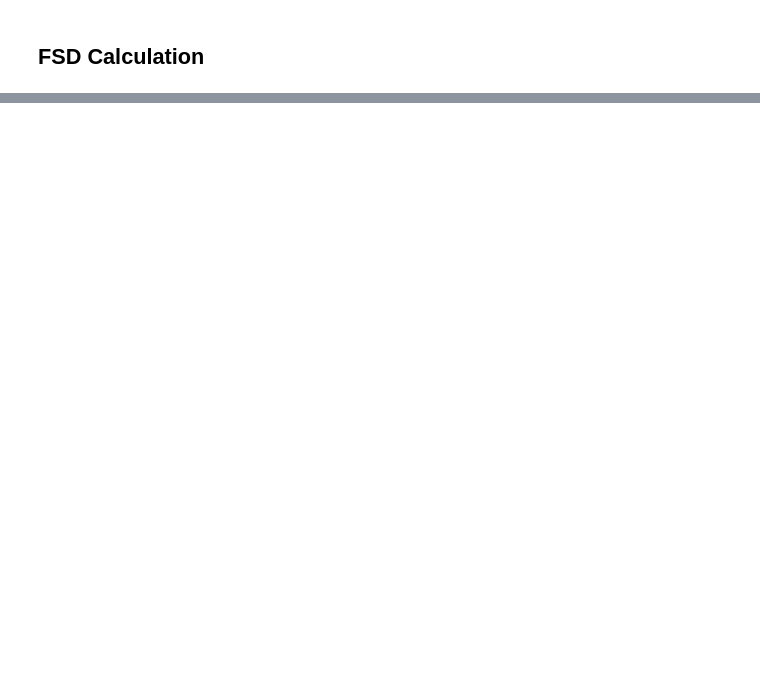
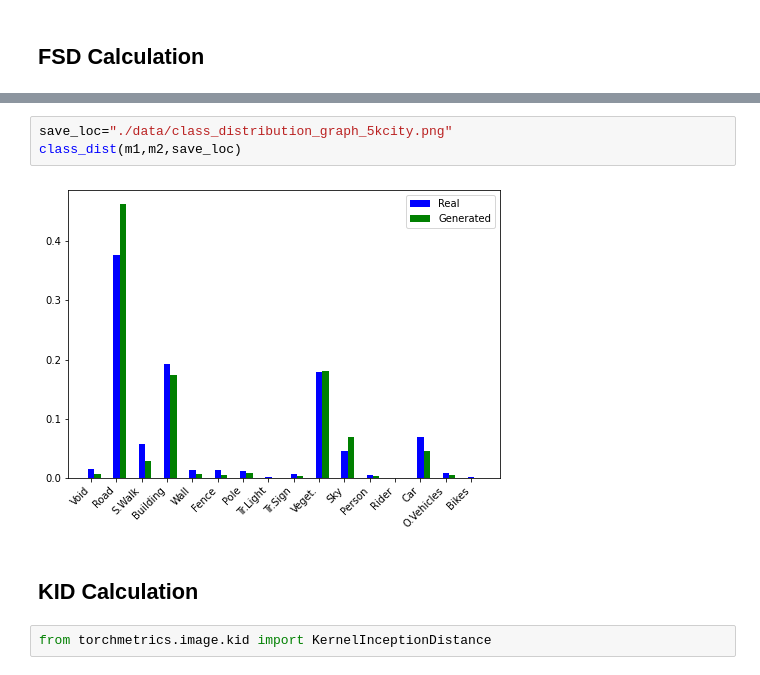
Before and after one commit to joex3999/SemanticStyleGAN, a Jupyter notebook: notebooks/Metrics.ipynb, the cells around one changed output, grey strips where cells are left out. Saved outputs shown, nothing was run; the diff lists cells and outputs as text; blank space fills up the shorter version.

Commit message:
feat: finish metric calculation

```diff
--- a/notebooks/Metrics.ipynb
+++ b/notebooks/Metrics.ipynb
@@ -280,0 +66,9 @@ AttributeError: 'bool' object has no attribute 'all'
+# %%
+save_loc="./data/class_distribution_graph_5kcity.png"
+class_dist(m1,m2,save_loc)
+# %% [output]
+[figure, added]
+# %% [markdown]
+## KID Calculation
+# %%
+from torchmetrics.image.kid import KernelInceptionDistance
```
Also changed, not shown: parts of 56 cells of this notebook, 7 other files.
